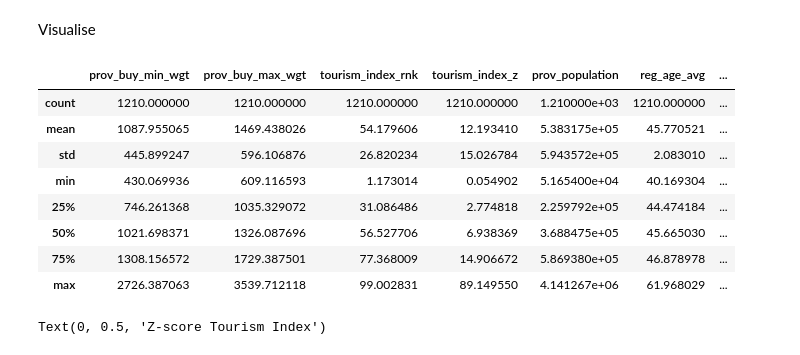
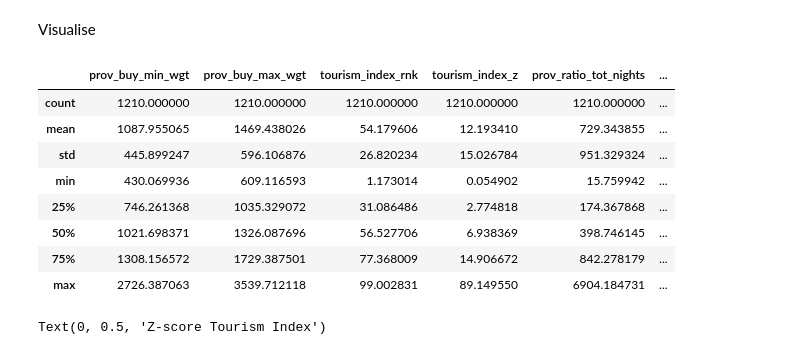
Before and after one commit to FrancescoCorti/Housing_Project, a Jupyter notebook: code/3_0_enginnering.ipynb, the cells around one changed output. Saved outputs shown, nothing was run; the diff lists cells and outputs as text; code cells hidden in the pictures.

Commit message:
Models ready. Code is still to clean

```diff
--- a/code/3_0_enginnering.ipynb
+++ b/code/3_0_enginnering.ipynb
@@ -398,32 +342,36 @@ plt.show()
 Save
 # %%
 df_prov.to_csv('datasets/model.csv', index = False)
+# %%
+df_prov = pd.read_csv('datasets/model.csv')
 # %% [markdown]
 Visualise
 # %%
 df_prov[[
     'prov_buy_min_wgt',
     'prov_buy_max_wgt',
     'tourism_index_rnk',
     'tourism_index_z',
+    'prov_ratio_tot_nights',
+    'prov_ratio_str_houses',
     'prov_population',
     'reg_age_avg',
     'prov_immigration',
     'prov_median_income_wgt',
     'prov_unemployment',
     'real_gdp',
     'interest_rate'
 ]].describe()
 # %% [output]
-|  | prov_buy_min_wgt | prov_buy_max_wgt | tourism_index_rnk | tourism_index_z | prov_population | reg_age_avg | ... |
-| count | 1210.000000 | 1210.000000 | 1210.000000 | 1210.000000 | 1.210000e+03 | 1210.000000 | ... |
-| mean | 1087.955065 | 1469.438026 | 54.179606 | 12.193410 | 5.383175e+05 | 45.770521 | ... |
-| std | 445.899247 | 596.106876 | 26.820234 | 15.026784 | 5.943572e+05 | 2.083010 | ... |
-| min | 430.069936 | 609.116593 | 1.173014 | 0.054902 | 5.165400e+04 | 40.169304 | ... |
-| 25% | 746.261368 | 1035.329072 | 31.086486 | 2.774818 | 2.259792e+05 | 44.474184 | ... |
-| 50% | 1021.698371 | 1326.087696 | 56.527706 | 6.938369 | 3.688475e+05 | 45.665030 | ... |
-| 75% | 1308.156572 | 1729.387501 | 77.368009 | 14.906672 | 5.869380e+05 | 46.878978 | ... |
-| max | 2726.387063 | 3539.712118 | 99.002831 | 89.149550 | 4.141267e+06 | 61.968029 | ... |
+|  | prov_buy_min_wgt | prov_buy_max_wgt | tourism_index_rnk | tourism_index_z | prov_ratio_tot_nights | ... |
+| count | 1210.000000 | 1210.000000 | 1210.000000 | 1210.000000 | 1210.000000 | ... |
+| mean | 1087.955065 | 1469.438026 | 54.179606 | 12.193410 | 729.343855 | ... |
+| std | 445.899247 | 596.106876 | 26.820234 | 15.026784 | 951.329324 | ... |
+| min | 430.069936 | 609.116593 | 1.173014 | 0.054902 | 15.759942 | ... |
+| 25% | 746.261368 | 1035.329072 | 31.086486 | 2.774818 | 174.367868 | ... |
+| 50% | 1021.698371 | 1326.087696 | 56.527706 | 6.938369 | 398.746145 | ... |
+| 75% | 1308.156572 | 1729.387501 | 77.368009 | 14.906672 | 842.278179 | ... |
+| max | 2726.387063 | 3539.712118 | 99.002831 | 89.149550 | 6904.184731 | ... |
 # %%
 sns.scatterplot(data=df_prov, x='tourism_index_rnk', y='tourism_index_z')
 plt.xlabel('Ranking Score Tourim Index')
```
Also changed, not shown: parts of 8 cells of this notebook, 2 other files.
